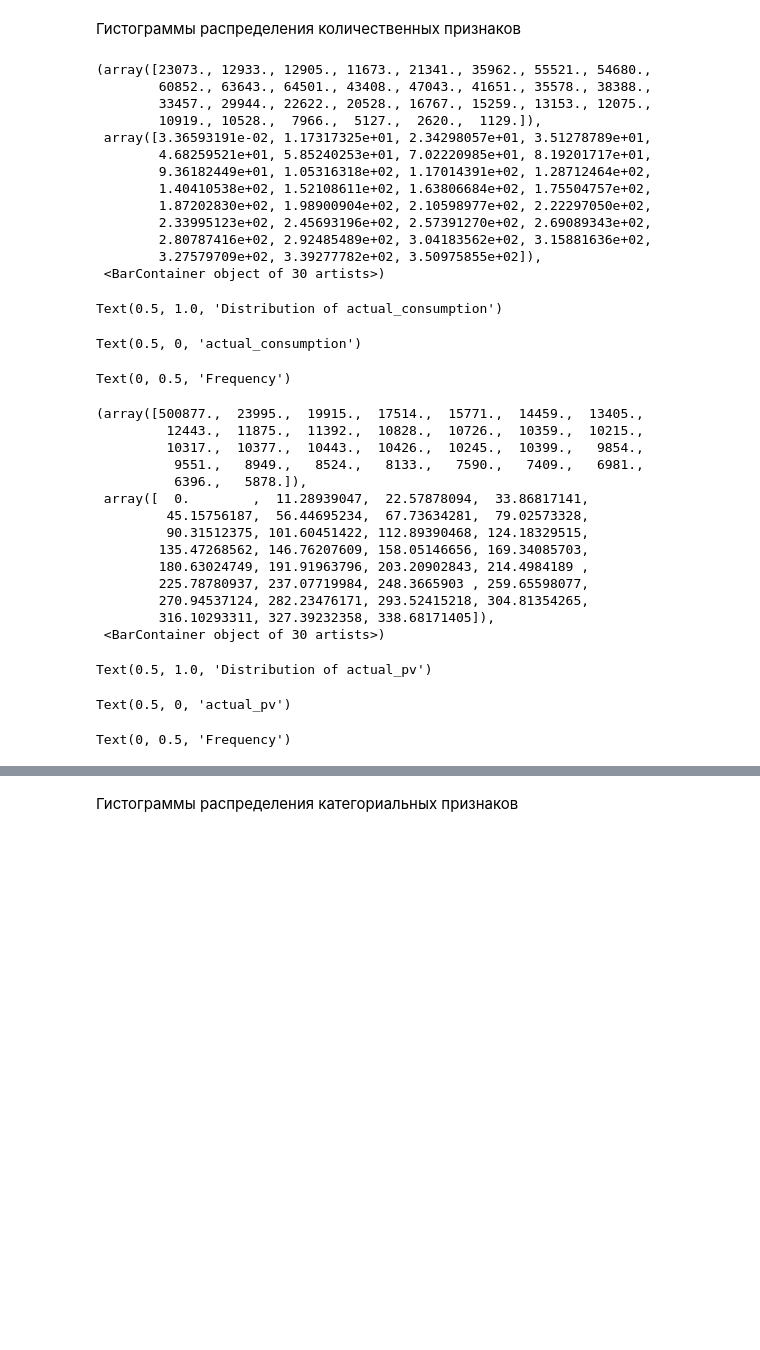
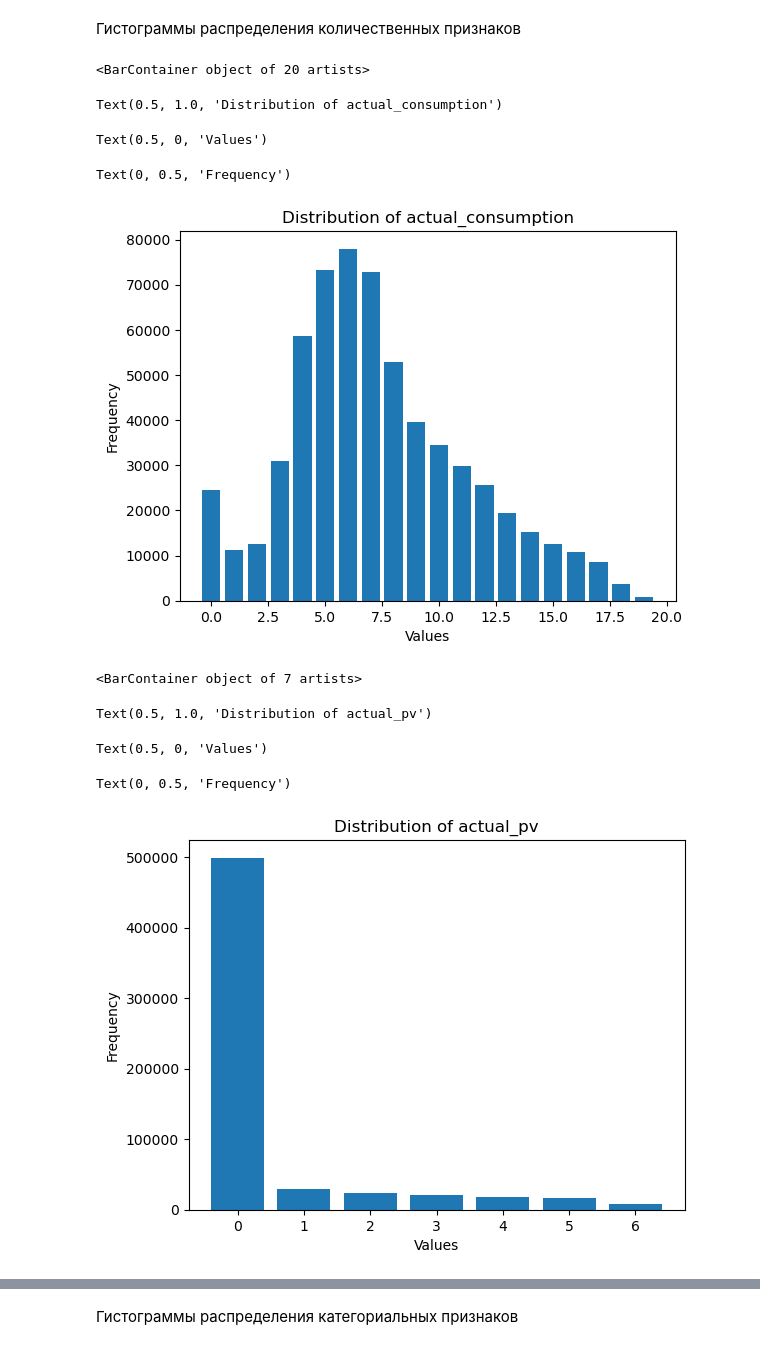
Before and after one commit to glockstory/SOBD2023, a Jupyter notebook: lab1.ipynb, the cells around one changed output, grey strips where cells are left out. Drawn from its saved outputs; the diff is of its cells as text; code cells hidden in the pictures; blank space fills up the shorter version.

```diff
--- a/lab1.ipynb
+++ b/lab1.ipynb
@@ -221,54 +237,29 @@ print_columns_box_plotes(cleaned_dataframe, columns_to_filter)
 Гистограммы распределения количественных признаков
 # %%
 selected_features = ['actual_consumption', 'actual_pv', 'load_00', 'load_95', 'pv_00', 'pv_95']
-fig, axs = plt.subplots(len(selected_features), 1, figsize=(4, 3 * len(selected_features)))
 
-# Построение гистограмм для каждого выбранного признака
-for i, feature in enumerate(selected_features):
-    # Преобразование PySpark DataFrame в Pandas DataFrame
-    pandas_data = cleaned_dataframe.select(feature).toPandas()
-    # Построение гистограммы
-    axs[i].hist(pandas_data[feature], bins=30, color='skyblue', edgecolor='black')
-    axs[i].set_title(f'Distribution of {feature}')
-    axs[i].set_xlabel(feature)
-    axs[i].set_ylabel('Frequency')
-
-# Регулировка расположения подграфиков
-plt.tight_layout()
-
-# Отображение графика
-plt.show()
+num_buckets = 20
+step = 320 / num_buckets
+splits = [float("-inf")] + [i * step for i in range(1, num_buckets)] + [float("inf")]
+# Построение гистограммы для каждой колонки
+for selected_column in selected_features:
+    bucketizer = Bucketizer(splits=splits, inputCol=selected_column, outputCol="bucketizer")
+    df_bucket = bucketizer.transform(cleaned_dataframe)
+    bucket_counts = df_bucket.groupBy("bucketizer").count().orderBy("bucketizer")
+    bucket_counts_pd = bucket_counts.toPandas()
+    plt.bar(bucket_counts_pd["bucketizer"], bucket_counts_pd["count"], align="center", label=selected_column)
+    plt.title(f"Distribution of {selected_column}")
+    plt.xlabel("Values")
+    plt.ylabel("Frequency")
+    plt.show()
 # %% [output]
-(array([23073., 12933., 12905., 11673., 21341., 35962., 55521., 54680.,
-        60852., 63643., 64501., 43408., 47043., 41651., 35578., 38388.,
-        33457., 29944., 22622., 20528., 16767., 15259., 13153., 12075.,
-        10919., 10528.,  7966.,  5127.,  2620.,  1129.]),
- array([3.36593191e-02, 1.17317325e+01, 2.34298057e+01, 3.51278789e+01,
-        4.68259521e+01, 5.85240253e+01, 7.02220985e+01, 8.19201717e+01,
-        9.36182449e+01, 1.05316318e+02, 1.17014391e+02, 1.28712464e+02,
-        1.40410538e+02, 1.52108611e+02, 1.63806684e+02, 1.75504757e+02,
-        1.87202830e+02, 1.98900904e+02, 2.10598977e+02, 2.22297050e+02,
-        2.33995123e+02, 2.45693196e+02, 2.57391270e+02, 2.69089343e+02,
-        2.80787416e+02, 2.92485489e+02, 3.04183562e+02, 3.15881636e+02,
-        3.27579709e+02, 3.39277782e+02, 3.50975855e+02]),
- <BarContainer object of 30 artists>)
+<BarContainer object of 20 artists>
 Text(0.5, 1.0, 'Distribution of actual_consumption')
-Text(0.5, 0, 'actual_consumption')
+Text(0.5, 0, 'Values')
 Text(0, 0.5, 'Frequency')
+[figure, added]
-(array([500877.,  23995.,  19915.,  17514.,  15771.,  14459.,  13405.,
-         12443.,  11875.,  11392.,  10828.,  10726.,  10359.,  10215.,
-         10317.,  10377.,  10443.,  10426.,  10245.,  10399.,   9854.,
-          9551.,   8949.,   8524.,   8133.,   7590.,   7409.,   6981.,
-          6396.,   5878.]),
- array([  0.        ,  11.28939047,  22.57878094,  33.86817141,
-         45.15756187,  56.44695234,  67.73634281,  79.02573328,
-         90.31512375, 101.60451422, 112.89390468, 124.18329515,
-        135.47268562, 146.76207609, 158.05146656, 169.34085703,
-        180.63024749, 191.91963796, 203.20902843, 214.4984189 ,
-        225.78780937, 237.07719984, 248.3665903 , 259.65598077,
-        270.94537124, 282.23476171, 293.52415218, 304.81354265,
-        316.10293311, 327.39232358, 338.68171405]),
- <BarContainer object of 30 artists>)
+<BarContainer object of 7 artists>
 Text(0.5, 1.0, 'Distribution of actual_pv')
-Text(0.5, 0, 'actual_pv')
+Text(0.5, 0, 'Values')
 Text(0, 0.5, 'Frequency')
+[figure, added]
```
Also changed, not shown: parts of 9 cells of this notebook, 1 other file.
